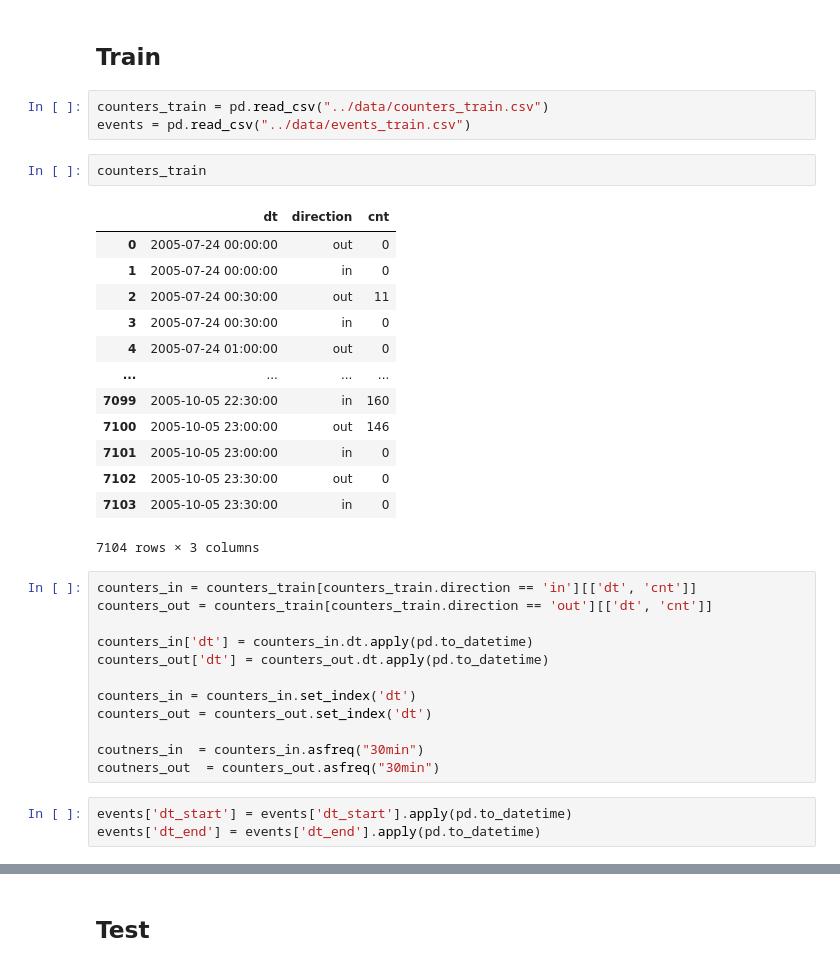
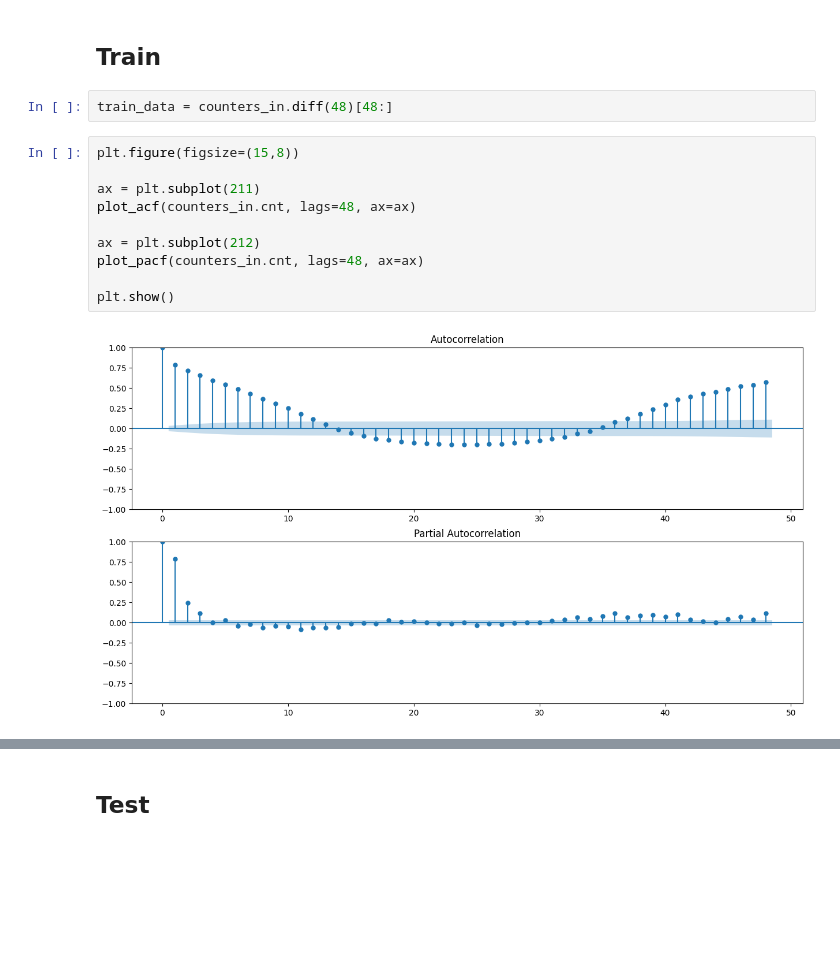
Before and after one commit to daniildiveev/ml-course-shad, a Jupyter notebook: 7th_homework/timeseries-homework.ipynb, the cells around one changed output, grey strips where cells are left out. Cells and saved outputs as stored; diff of their text form; blank space fills up the shorter version.

Commit message:
[MODIFY] started SARIMAX research

```diff
--- a/7th_homework/timeseries-homework.ipynb
+++ b/7th_homework/timeseries-homework.ipynb
@@ -205,37 +230,17 @@ RocCurveDisplay.from_predictions(y_test, preds);
 # Data loading and preprocessing for timeseries prediction
 # %% [markdown]
 ## Train
+# %%
+train_data = counters_in.diff(48)[48:]
 # %%
-counters_train = pd.read_csv("../data/counters_train.csv")
-events = pd.read_csv("../data/events_train.csv")
+plt.figure(figsize=(15,8))
+
+ax = plt.subplot(211)
+plot_acf(counters_in.cnt, lags=48, ax=ax)
+
+ax = plt.subplot(212)
+plot_pacf(counters_in.cnt, lags=48, ax=ax)
+
+plt.show()
+# %% [output]
+[figure, added]
-# %%
-counters_train
-# %% [output]
-|  | dt | direction | cnt |
-| 0 | 2005-07-24 00:00:00 | out | 0 |
-| 1 | 2005-07-24 00:00:00 | in | 0 |
-| 2 | 2005-07-24 00:30:00 | out | 11 |
-| 3 | 2005-07-24 00:30:00 | in | 0 |
-| 4 | 2005-07-24 01:00:00 | out | 0 |
-| ... | ... | ... | ... |
-| 7099 | 2005-10-05 22:30:00 | in | 160 |
-| 7100 | 2005-10-05 23:00:00 | out | 146 |
-| 7101 | 2005-10-05 23:00:00 | in | 0 |
-| 7102 | 2005-10-05 23:30:00 | out | 0 |
-| 7103 | 2005-10-05 23:30:00 | in | 0 |
-7104 rows × 3 columns
-# %%
-counters_in = counters_train[counters_train.direction == 'in'][['dt', 'cnt']]
-counters_out = counters_train[counters_train.direction == 'out'][['dt', 'cnt']]
-
-counters_in['dt'] = counters_in.dt.apply(pd.to_datetime)
-counters_out['dt'] = counters_out.dt.apply(pd.to_datetime)
-
-counters_in = counters_in.set_index('dt')
-counters_out = counters_out.set_index('dt')
-
-coutners_in  = counters_in.asfreq("30min")
-coutners_out  = counters_out.asfreq("30min")
-# %%
-events['dt_start'] = events['dt_start'].apply(pd.to_datetime)
-events['dt_end'] = events['dt_end'].apply(pd.to_datetime)
```
Also changed, not shown: parts of 76 cells of this notebook.
